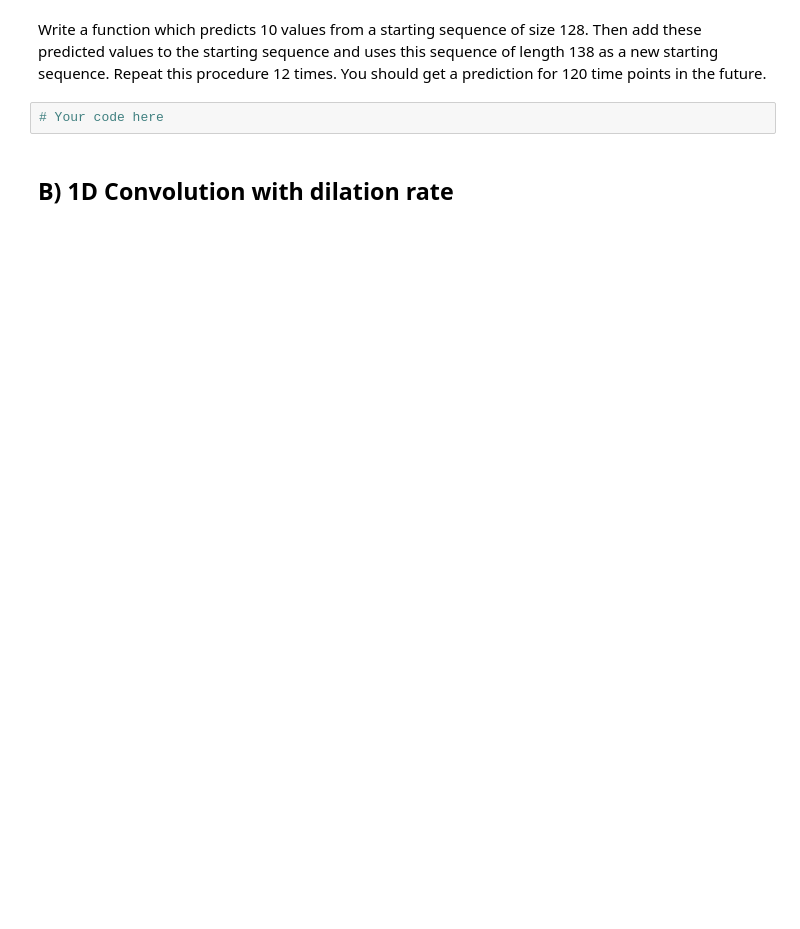
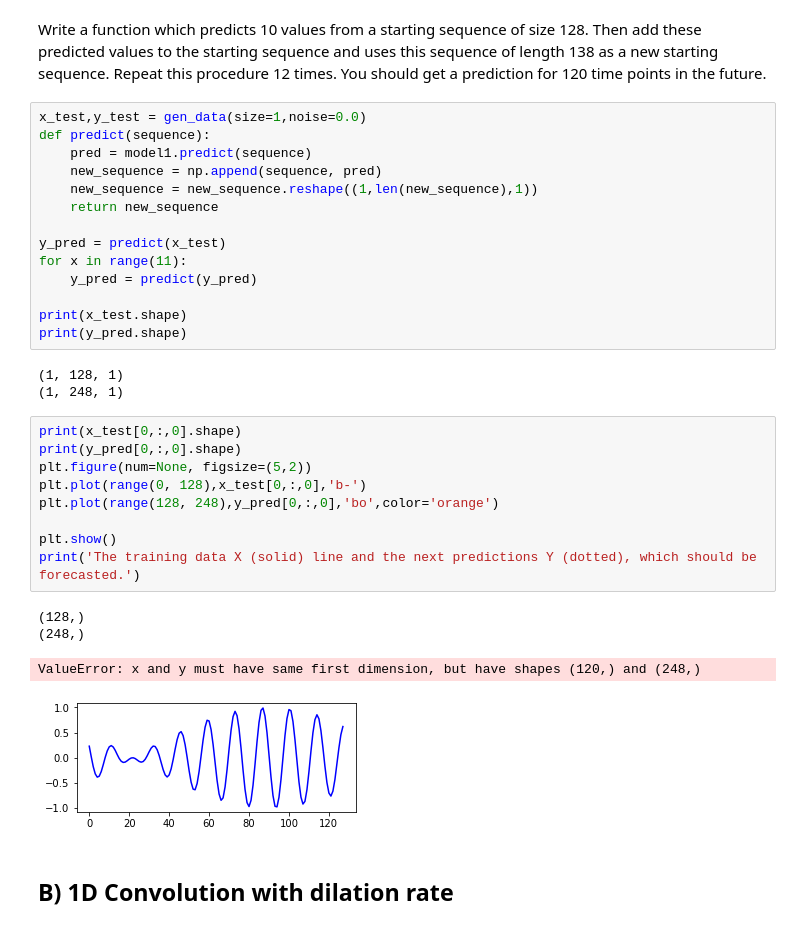
Before and after one commit to schmuecker/machine-learning-course, a Jupyter notebook: Deep Learning/03 rnn/03.1/LSTM_vs_1DConv_no_solution.ipynb, the cells around one changed output. Saved outputs shown, nothing was run; the diff lists cells and outputs as text; blank space fills up the shorter version.

```diff
--- a/Deep Learning/03 rnn/03.1/LSTM_vs_1DConv_no_solution.ipynb
+++ b/Deep Learning/03 rnn/03.1/LSTM_vs_1DConv_no_solution.ipynb
@@ -115,8 +182,37 @@ array([ 0.87065625,  0.7977788 ,  0.573365  ,  0.24733236, -0.11055928,
       dtype=float32)
 # %% [markdown]
 Write a function which predicts 10 values from a starting sequence of size 128. Then add these predicted values to the starting sequence and uses this sequence of length 138 as a new starting sequence. Repeat this procedure 12 times. You should get a prediction for 120 time points in the future.
-# %%
-# Your code here
+# %%
+x_test,y_test = gen_data(size=1,noise=0.0)
+def predict(sequence):
+    pred = model1.predict(sequence)
+    new_sequence = np.append(sequence, pred)
+    new_sequence = new_sequence.reshape((1,len(new_sequence),1))
+    return new_sequence
+
+y_pred = predict(x_test)
+for x in range(11):
+    y_pred = predict(y_pred)
+
+print(x_test.shape)
+print(y_pred.shape)
+# %% [output]
+(1, 128, 1)
+(1, 248, 1)
+# %%
+print(x_test[0,:,0].shape)
+print(y_pred[0,:,0].shape)
+plt.figure(num=None, figsize=(5,2))
+plt.plot(range(0, 128),x_test[0,:,0],'b-')
+plt.plot(range(128, 248),y_pred[0,:,0],'bo',color='orange')
+
+plt.show()
+print('The training data X (solid) line and the next predictions Y (dotted), which should be forecasted.')
+# %% [output]
+(128,)
+(248,)
+ValueError: x and y must have same first dimension, but have shapes (120,) and (248,)
+[figure, added]
 # %% [markdown]
 ## B) 1D Convolution with dilation rate
 # %% [markdown]
```
Also changed, not shown: parts of 7 cells of this notebook.
